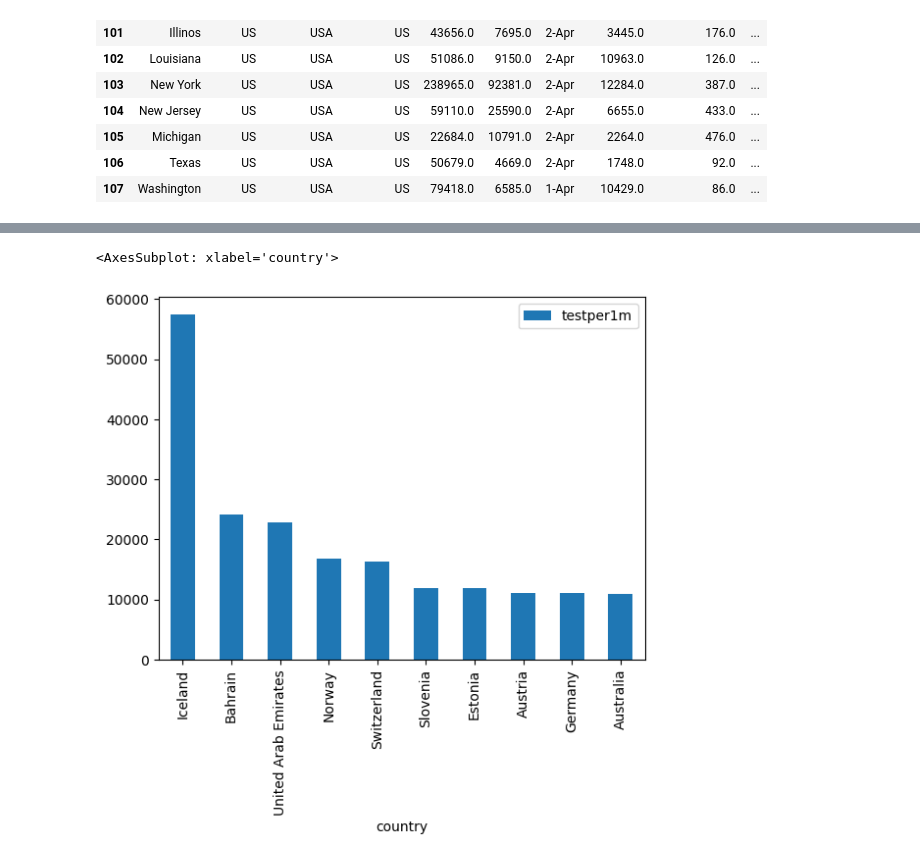
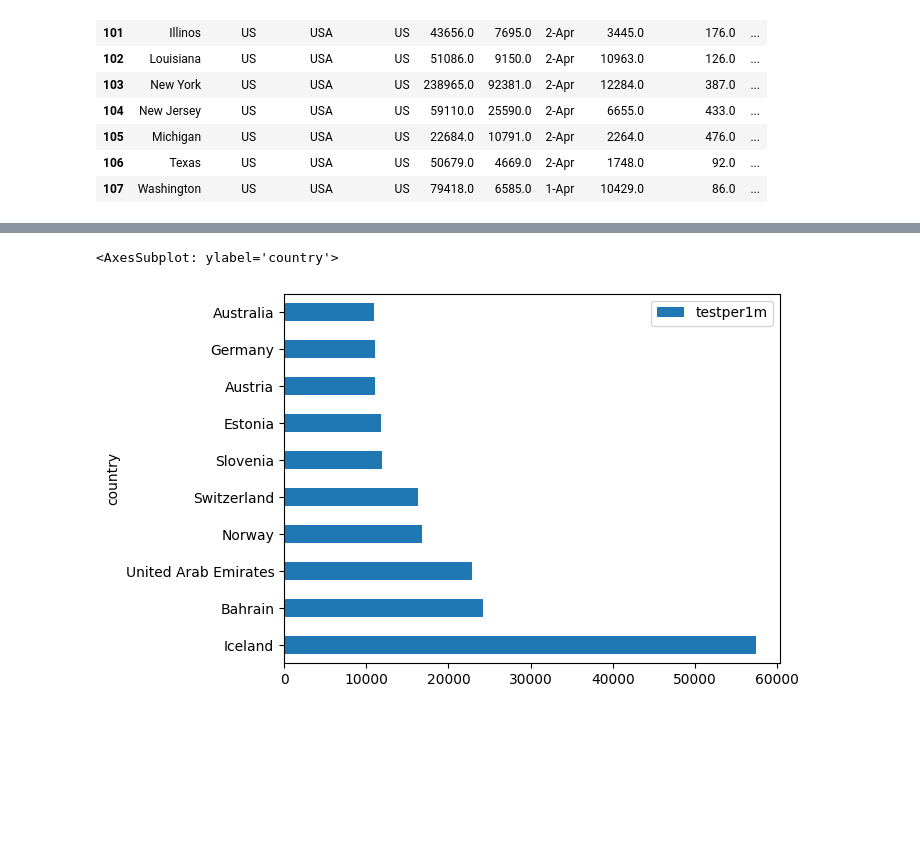
Before and after one commit to E2401/Python-Estadistica, a Jupyter notebook: examen_pye.ipynb, the cells around one changed output, grey strips where cells are left out. Drawn from its saved outputs; the diff is of its cells as text; code cells hidden in the pictures; blank space fills up the shorter version.

```diff
--- a/examen_pye.ipynb
+++ b/examen_pye.ipynb
@@ -154,8 +180,8 @@ plot_test.plot(kind='bar')
 # %%
 plot_testpm = pd.DataFrame(df_c.groupby(by='country').testper1m.sum())
 plot_testpm = plot_testpm.sort_values("testper1m", ascending=False).head(10)
 
-plot_testpm.plot(kind='bar')
+plot_testpm.plot(kind='barh')
 # %% [output]
-<AxesSubplot: xlabel='country'>
+<AxesSubplot: ylabel='country'>
-[figure, old version]
+[figure, new version]
```
Also changed, not shown: parts of 21 cells of this notebook.
